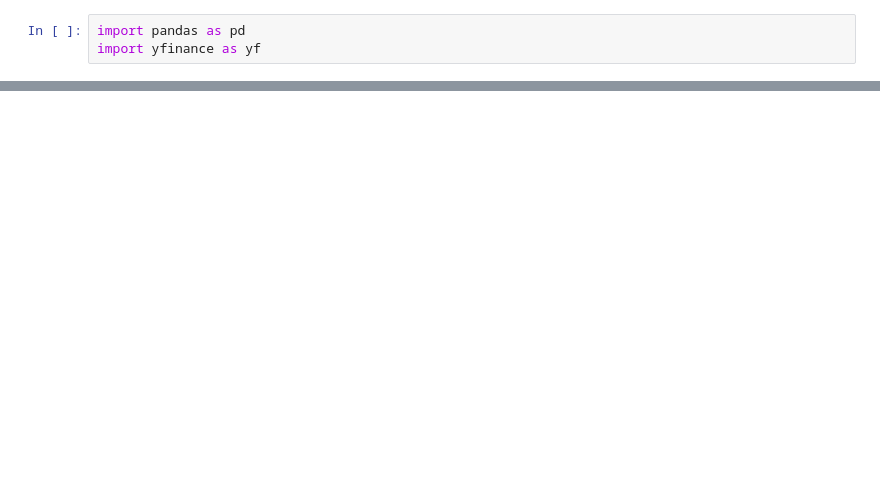
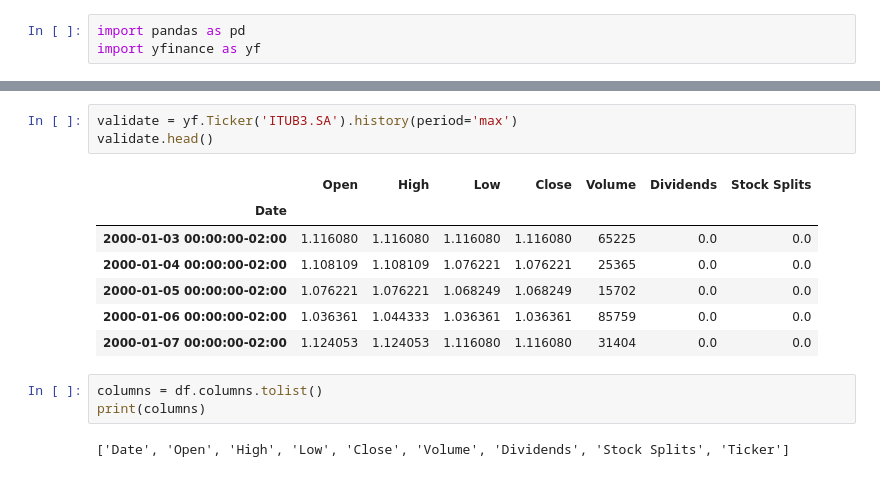
Before and after one commit to FabricioCruzDev/DashTickers, a Jupyter notebook: DashTikers.ipynb, the cells around one changed output, grey strips where cells are left out. Saved outputs shown, nothing was run; the diff lists cells and outputs as text; blank space fills up the shorter version.

```diff
--- a/DashTikers.ipynb
+++ b/DashTikers.ipynb
@@ -76,0 +69,16 @@ df.to_csv('df_tickers.csv')
+# %%
+validate = yf.Ticker('ITUB3.SA').history(period='max')
+validate.head()
+# %% [output]
+|  | Open | High | Low | Close | Volume | Dividends | Stock Splits |
+| Date |  |  |  |  |  |  |  |
+| 2000-01-03 00:00:00-02:00 | 1.116080 | 1.116080 | 1.116080 | 1.116080 | 65225 | 0.0 | 0.0 |
+| 2000-01-04 00:00:00-02:00 | 1.108109 | 1.108109 | 1.076221 | 1.076221 | 25365 | 0.0 | 0.0 |
+| 2000-01-05 00:00:00-02:00 | 1.076221 | 1.076221 | 1.068249 | 1.068249 | 15702 | 0.0 | 0.0 |
+| 2000-01-06 00:00:00-02:00 | 1.036361 | 1.044333 | 1.036361 | 1.036361 | 85759 | 0.0 | 0.0 |
+| 2000-01-07 00:00:00-02:00 | 1.124053 | 1.124053 | 1.116080 | 1.116080 | 31404 | 0.0 | 0.0 |
+# %%
+columns = df.columns.tolist()
+print(columns)
+# %% [output]
+['Date', 'Open', 'High', 'Low', 'Close', 'Volume', 'Dividends', 'Stock Splits', 'Ticker']
```
Also changed, not shown: parts of 18 cells of this notebook.
